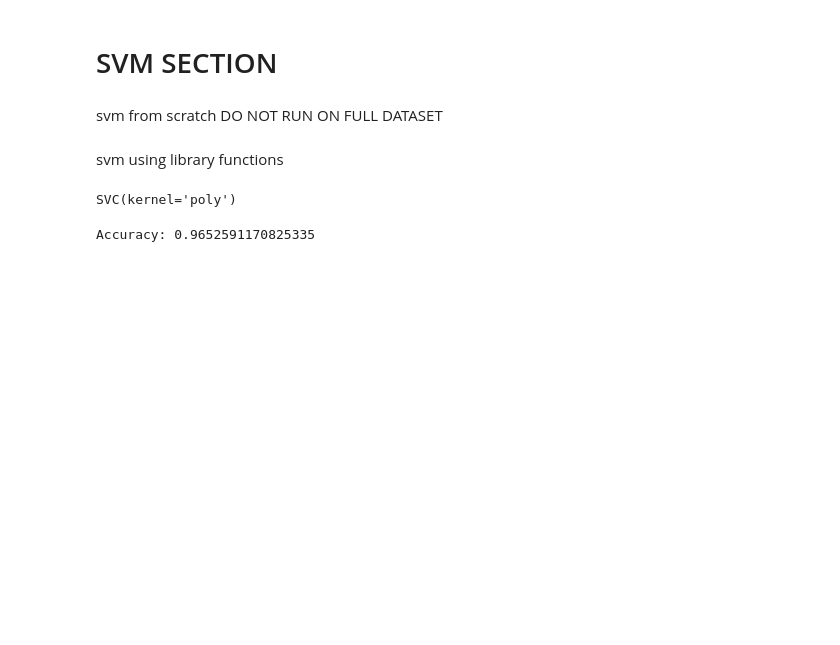
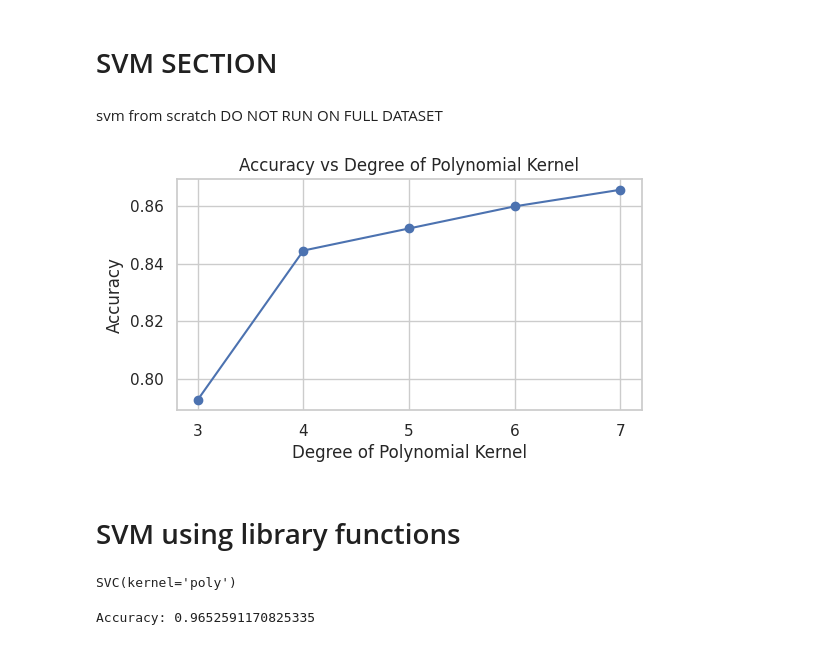
Before and after one commit to Frost-04/ML-model-on-F1-Dataset-to-predict-podium-using-SVM, a Jupyter notebook: Formula_1_Classification.ipynb, the cells around one changed output. Saved outputs shown, nothing was run; the diff lists cells and outputs as text; code cells hidden in the pictures; blank space fills up the shorter version.

```diff
--- a/Formula_1_Classification.ipynb
+++ b/Formula_1_Classification.ipynb
@@ -480,36 +478,49 @@ class SimpleSVM:
     def predict(self, X):
         K = polynomial_kernel(X, self.support_vectors_, degree=self.degree, coef0=self.coef0)
         return np.sign(np.dot(K, self.alphas * self.support_vector_labels_) + self.b)
+# %%
+#Reducing the dataset for scratch demonstration
+reduced_final_dataset= final_dataset.sample(frac=0.1, random_state=32)
+reduced_final_dataset.reset_index(drop=True, inplace=True)
+
+X1 = reduced_final_dataset.drop(columns=['podium'])
+y1 = reduced_final_dataset['podium']
+
+# Split data (demonstration)
+X1_train, X1_test, y1_train, y1_test = train_test_split(X1, y1, test_size=0.2, random_state=42)
 # %%
-# accuracies=[]
-# for i in range(1,11):
-#     clf = SimpleSVM(degree=i, C=1)
+accuracies=[]
+for i in range(3,8):
+    clf = SimpleSVM(degree=i, C=1)
 
-#     # Ensure X_train is a numpy array of floats
-#     naya_X_train = np.array(X_train, dtype=float)
+    # Ensure X_train is a numpy array of floats
+    naya_X_train = np.array(X1_train, dtype=float)
 
-#     # Convert y_train to numerical format
-#     naya_y_train = np.array(y_train, dtype=float)
+    # Convert y_train to numerical format
+    naya_y_train = np.array(y1_train, dtype=float)
 
-#     # Train the model
-#     clf.fit(naya_X_train, naya_y_train)
+    # Train the model
+    clf.fit(naya_X_train, naya_y_train)
 
-#     # Predictions
-#     naya_X_test = np.array(X_test, dtype=float)  # Ensure X_test is also a numpy array
-#     y_pred = clf.predict(naya_X_test)
+    # Predictions
+    naya_X_test = np.array(X1_test, dtype=float)
+    y1_pred = clf.predict(naya_X_test)
 
-#     # Evaluate Accuracy
-#     accuracies.append(accuracy_score(y_test, y_pred))
+    # Evaluate Accuracy
+    accuracies.append(accuracy_score(y1_test, y1_pred))
 
-# plt.plot(range(1,11), accuracies, marker='o')
-# plt.xlabel('Degree of Polynomial Kernel')
-# plt.ylabel('Accuracy')
-# plt.title('Accuracy vs Degree of Polynomial Kernel')
-# plt.xticks(range(1,11))  # Ensure each degree value is shown on x-axis
-# plt.grid(True)
-# plt.show()
+plt.figure(figsize=(6, 3))
+plt.plot(range(3,8), accuracies, marker='o')
+plt.xlabel('Degree of Polynomial Kernel')
+plt.ylabel('Accuracy')
+plt.title('Accuracy vs Degree of Polynomial Kernel')
+plt.xticks(range(3,8))
+plt.grid(True)
+plt.show()
+# %% [output]
+[figure, added]
 # %% [markdown]
-svm using library functions
+# SVM using library functions
 # %%
 # Train SVM with linear kernel
 model = SVC(kernel='poly')
```
Also changed, not shown: parts of 15 cells of this notebook.
